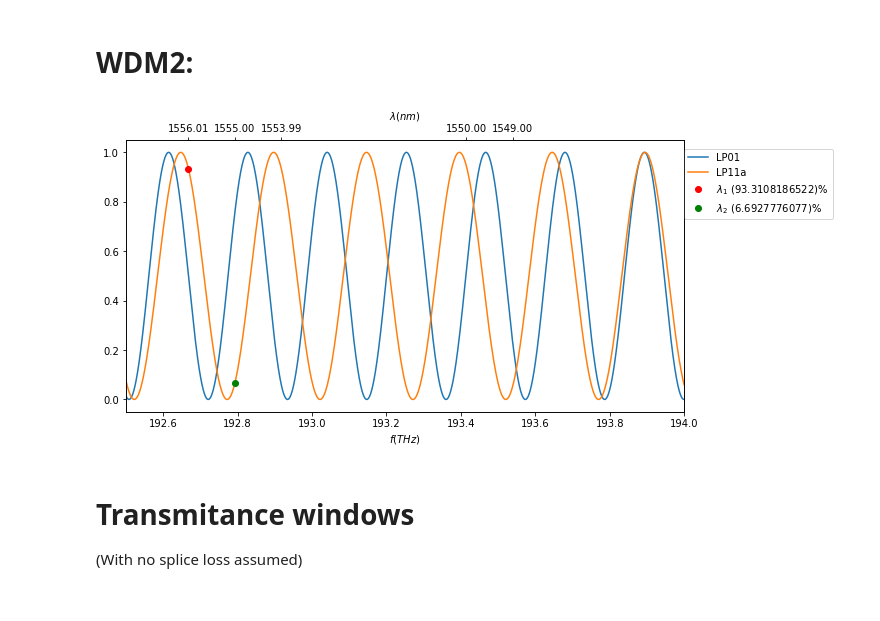
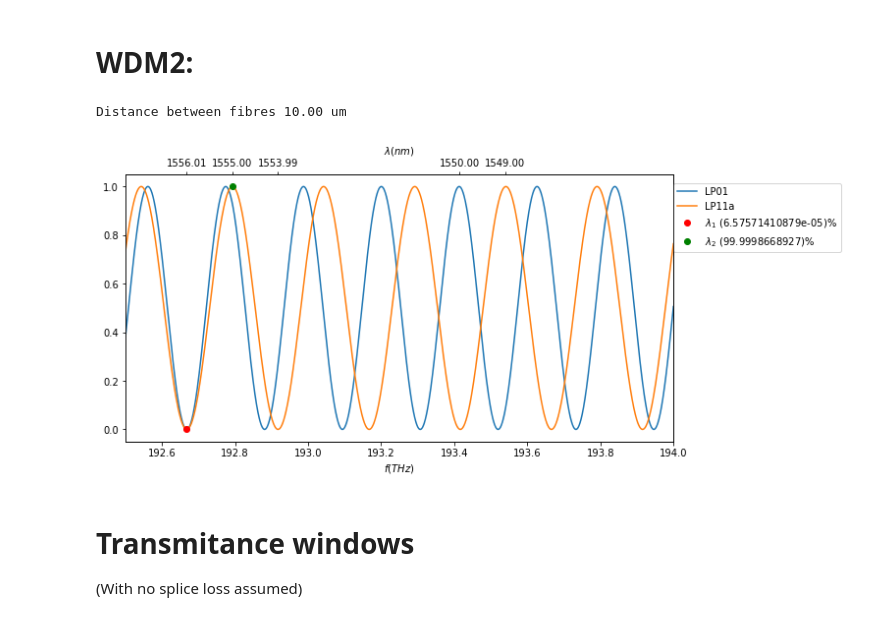
Before and after one commit to Computational-Nonlinear-Optics-ORC/mm-fopo-1, a Jupyter notebook: coupler_Research/coupler.ipynb, the cells around one changed output. Saved outputs shown, nothing was run; the diff lists cells and outputs as text; code cells hidden in the pictures.

```diff
--- a/coupler_Research/coupler.ipynb
+++ b/coupler_Research/coupler.ipynb
@@ -116,7 +138,11 @@ co_2, c2_2 = get_req_dist_WDM(l3,l4, 'LP11')
-# %%
-plot(fv,co_2,c2_2, l3,l4,f, 'LP11')
-# %% [output]
-[figure, removed]
+# %%
+for dd,k01, k11 in zip(d_vec_2,k01_vec_2, k11_vec_2):
+    clp01_2, clp11_2 = get_req_dist_WDM(l4,l3, k01, k11,fv, with_resp='LP11')
+    print('Distance between fibres {:.2f} um'.format(dd*1e6))
+    plot(fv,clp01_2,clp11_2, l3,l4,f, 'LP11')
+# %% [output]
+Distance between fibres 10.00 um
+[figure, added]
 # %% [markdown]
 # Transmitance windows
 (With no splice loss assumed)
```
Also changed, not shown: parts of 21 cells of this notebook.
